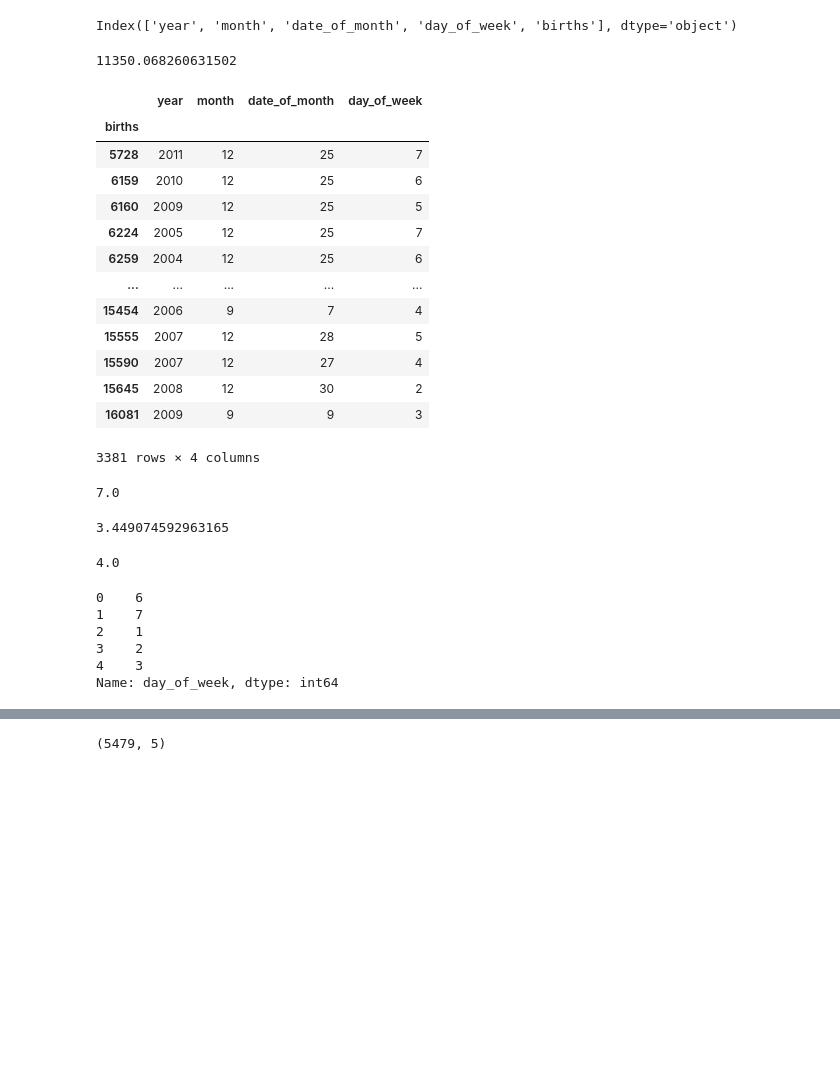
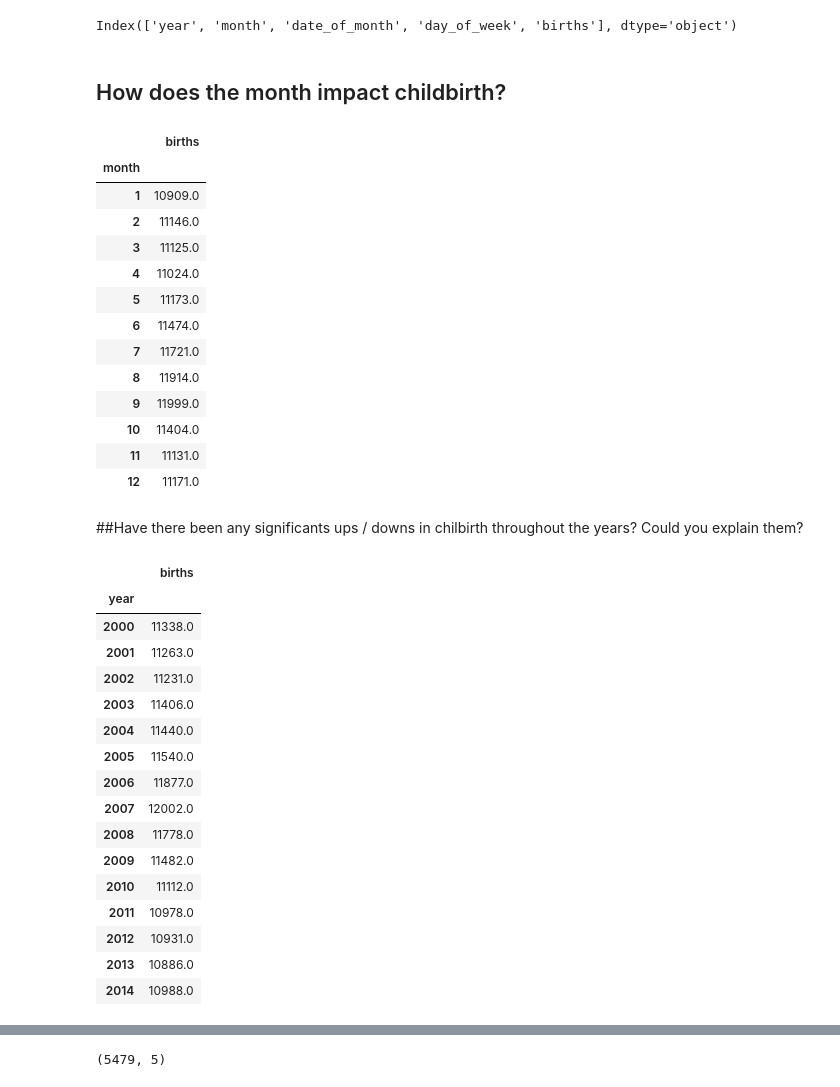
Before and after one commit to mmecius/turing_college, a Jupyter notebook: Demo_subproject.ipynb, the cells around one changed output, grey strips where cells are left out. Drawn from its saved outputs; the diff is of its cells as text; code cells hidden in the pictures; blank space fills up the shorter version.

```diff
--- a/Demo_subproject.ipynb
+++ b/Demo_subproject.ipynb
@@ -383,42 +379,41 @@ Index(['year', 'month', 'date_of_month', 'day_of_week', 'births'], dtype='object
+# %% [markdown]
+## How does the month impact childbirth?
 # %%
-df['births'].mean()
+df[['month','births']].groupby('month').mean().round(0)
 # %% [output]
-11350.068260631502
+|  | births |
+| month |  |
+| 1 | 10909.0 |
+| 2 | 11146.0 |
+| 3 | 11125.0 |
+| 4 | 11024.0 |
+| 5 | 11173.0 |
+| 6 | 11474.0 |
+| 7 | 11721.0 |
+| 8 | 11914.0 |
+| 9 | 11999.0 |
+| 10 | 11404.0 |
+| 11 | 11131.0 |
+| 12 | 11171.0 |
-# %%
-df.groupby('births').max()
-# %% [output]
-|  | year | month | date_of_month | day_of_week |
-| births |  |  |  |  |
-| 5728 | 2011 | 12 | 25 | 7 |
-| 6159 | 2010 | 12 | 25 | 6 |
-| 6160 | 2009 | 12 | 25 | 5 |
-| 6224 | 2005 | 12 | 25 | 7 |
-| 6259 | 2004 | 12 | 25 | 6 |
-| ... | ... | ... | ... | ... |
-| 15454 | 2006 | 9 | 7 | 4 |
-| 15555 | 2007 | 12 | 28 | 5 |
-| 15590 | 2007 | 12 | 27 | 4 |
-| 15645 | 2008 | 12 | 30 | 2 |
-| 16081 | 2009 | 9 | 9 | 3 |
-3381 rows × 4 columns
-# %%
-df['month'].median()
-# %% [output]
-7.0
-# %%
-df['month'].std()
-# %% [output]
-3.449074592963165
-# %%
-df['day_of_week'].median()
-# %% [output]
-4.0
-# %%
-df['day_of_week'].head().T
-# %% [output]
-0    6
-1    7
-2    1
-3    2
-4    3
-Name: day_of_week, dtype: int64
+# %% [markdown]
+##Have there been any significants ups / downs in chilbirth throughout the years? Could you explain them?
+# %%
+df[['year','births']].groupby('year').mean().round(0)
+# %% [output]
+|  | births |
+| year |  |
+| 2000 | 11338.0 |
+| 2001 | 11263.0 |
+| 2002 | 11231.0 |
+| 2003 | 11406.0 |
+| 2004 | 11440.0 |
+| 2005 | 11540.0 |
+| 2006 | 11877.0 |
+| 2007 | 12002.0 |
+| 2008 | 11778.0 |
+| 2009 | 11482.0 |
+| 2010 | 11112.0 |
+| 2011 | 10978.0 |
+| 2012 | 10931.0 |
+| 2013 | 10886.0 |
+| 2014 | 10988.0 |
```
Also changed, not shown: parts of 15 cells of this notebook.
